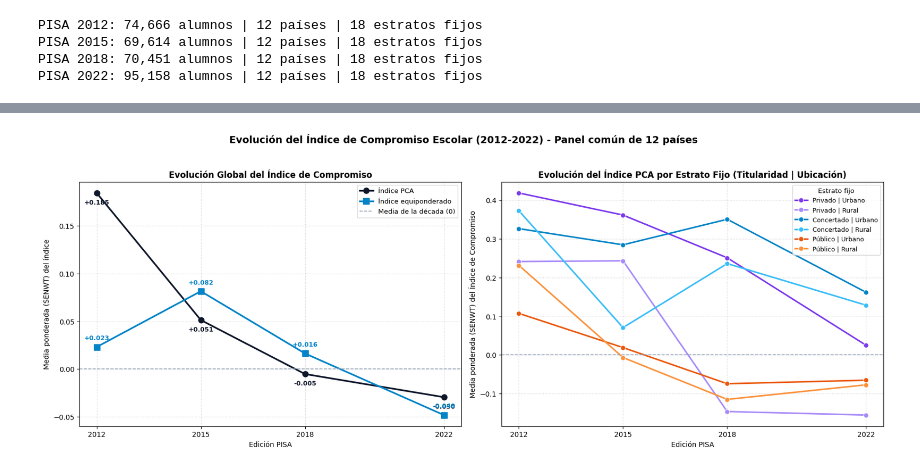
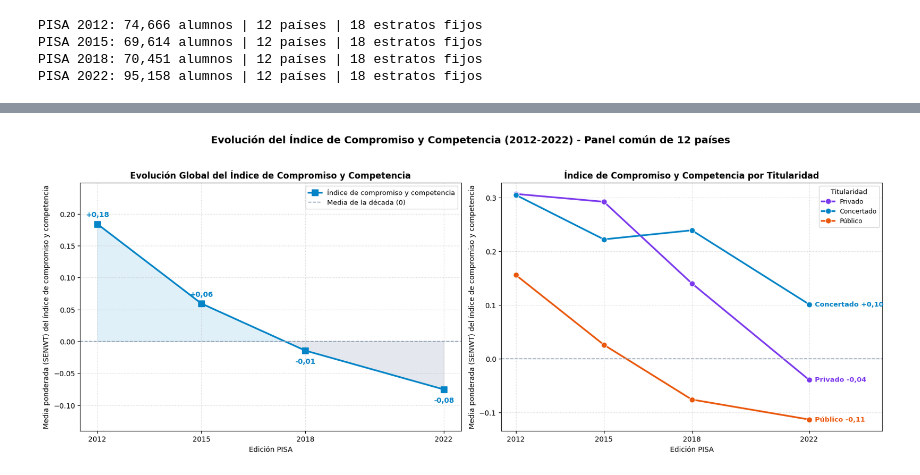
Before and after one commit to musero55/tfm_data_science, a Jupyter notebook: notebooks/fase_1_data_ingestion_eda/01_EDA_indice_de_compromiso_comeptencia.ipynb, the cells around one changed output, grey strips where cells are left out. Drawn from its saved outputs; the diff is of its cells as text; code cells hidden in the pictures.

```diff
--- a/notebooks/fase_1_data_ingestion_eda/01_EDA_indice_de_compromiso.ipynb
+++ b/notebooks/fase_1_data_ingestion_eda/01_EDA_indice_de_compromiso_comeptencia.ipynb
@@ -1534,7 +1548,7 @@ if cargas_pca.sum() < 0:
     cargas_pca = -cargas_pca
     puntuaciones_pca = -puntuaciones_pca
 
-df_compromiso_global['Indice_Compromiso'] = puntuaciones_pca
+df_compromiso_global['Indice_PCA'] = puntuaciones_pca
 
 # Resumen de las cargas factoriales y de la varianza explicada
 tabla_cargas = pd.DataFrame({
@@ -1675,18 +1881,16 @@ donde $z(\cdot)$ es la estandarización con la media y la desviación típica de
 # %%
-# Índice equiponderado: media de las 3 variables estandarizadas (peso 1/3 cada una)
-df_compromiso_global['Indice_Compromiso_Equiponderado'] = df_compromiso_global[columnas_z].mean(axis=1)
-
-indices_finales = ['Indice_Compromiso', 'Indice_Compromiso_Equiponderado']
+# Los dos índices candidatos
+indices_candidatos = ['Indice_Equiponderado', 'Indice_PCA']
 
 # Correlación entre ambos índices
-correlacion_indices = df_compromiso_global[indices_finales].corr().iloc[0, 1]
-print(f'Correlación de Pearson entre el índice PCA y el equiponderado: {correlacion_indices:.3f}')
+correlacion_indices = df_compromiso_global[indices_candidatos].corr().iloc[0, 1]
+print(f'Correlación de Pearson entre el índice equiponderado y el Pooled PCA: {correlacion_indices:.3f}')
 
 # Cuánto refleja cada índice cada una de las variables de partida
 print('Correlación de cada índice con las variables estandarizadas de partida:')
 display(
-    df_compromiso_global[columnas_z + indices_finales]
+    df_compromiso_global[columnas_z + ['deberes_en_u'] + indices_candidatos]
     .corr()
-    .loc[columnas_z, indices_finales]
+    .loc[columnas_z + ['deberes_en_u'], indices_candidatos]
 )
 # %% [output]
@@ -1707,0 +1924,4 @@ Correlación de cada índice con las variables estandarizadas de partida:
+# %%
+# El índice ganador pasa a denominarse índice de compromiso y competencia; el PCA queda como referencia
+df_compromiso_global = df_compromiso_global.rename(columns={'Indice_Equiponderado': 'Indice_Compromiso_Competencia'})
+indices_finales = ['Indice_Compromiso_Competencia', 'Indice_PCA']
@@ -1873,50 +2286,67 @@ Evolución del índice PCA por grupo Titularidad | Ubicación:
 # %%
-# Visualización de la evolución: global (izquierda) y por estrato fijo (derecha)
+# Visualización de la evolución: global (izquierda) y por titularidad (derecha)
+COLOR_INDICE = '#0284c7'
 fig, axes = plt.subplots(1, 2, figsize=(17, 6.2))
 
-# --- Panel izquierdo: evolución global de ambos índices ---
-config_lineas = [
-    ('Indice_Compromiso', 'Índice PCA', '#0f172a', 'o', -16),
-    ('Indice_Compromiso_Equiponderado', 'Índice equiponderado', '#0284c7', 's', 10),
-]
-for columna, etiqueta, color, marcador, desplazamiento in config_lineas:
-    axes[0].plot(
-        evolucion_global.index, evolucion_global[columna],
-        marker=marcador, color=color, linewidth=2.4, markersize=8, label=etiqueta
+# --- Panel izquierdo: evolución global del índice de compromiso y competencia ---
+serie_global = evolucion_global['Indice_Compromiso_Competencia']
+axes[0].plot(serie_global.index, serie_global, marker='s', color=COLOR_INDICE, linewidth=2.4, markersize=8,
+             label='Índice de compromiso y competencia')
+
+# Sombreado respecto a la media de la década: por encima en azul, por debajo en gris
+axes[0].fill_between(serie_global.index, serie_global, 0, where=serie_global >= 0, interpolate=True,
+                     color=COLOR_INDICE, alpha=0.12)
+axes[0].fill_between(serie_global.index, serie_global, 0, where=serie_global < 0, interpolate=True,
+                     color='#94a3b8', alpha=0.25)
+
+for year, valor in serie_global.items():
+    # Etiqueta encima de los valores positivos y debajo de los negativos (redondeo previo + 0.0 para no mostrar "-0,00")
+    axes[0].annotate(
+        f'{round(valor, 2) + 0.0:+.2f}'.replace('.', ','), (year, valor),
+        xytext=(0, 10 if valor >= 0 else -18), textcoords='offset points',
+        ha='center', fontsize=10, color=COLOR_INDICE, fontweight='bold'
     )
-    for year, valor in evolucion_global[columna].items():
-        axes[0].annotate(
-            f'{valor:+.3f}', (year, valor), xytext=(0, desplazamiento), textcoords='offset points',
-            ha='center', fontsize=9, color=color, fontweight='bold'
-        )
 
 axes[0].axhline(0, color='#94a3b8', linestyle='--', linewidth=1.2, label='Media de la década (0)')
 axes[0].set_xticks(ediciones)
-axes[0].set_title('Evolución Global del Índice de Compromiso', fontsize=12, fontweight='bold')
+axes[0].margins(y=0.25)
+axes[0].set_title('Evolución Global del Índice de Compromiso y Competencia', fontsize=12, fontweight='bold')
 axes[0].set_xlabel('Edición PISA')
-axes[0].set_ylabel('Media ponderada (SENWT) del índice')
-axes[0].legend(loc='best', fontsize=9.5)
+axes[0].set_ylabel('Media ponderada (SENWT) del índice de compromiso y competencia')
+axes[0].legend(loc='upper right', fontsize=9.5)
 axes[0].grid(True, linestyle=':', alpha=0.6)
 
-# --- Panel derecho: evolución del índice PCA por grupo Titularidad | Ubicación ---
+# --- Panel derecho: evolución del índice de compromiso y competencia por titularidad ---
+paleta_titularidad = {'Privado': '#7c3aed', 'Concertado': '#0284c7', 'Público': '#ea580c'}
 sns.lineplot(
-    data=evolucion_estratos, x='year', y='Indice_Compromiso',
-    hue='TIPO_UBI', hue_order=orden_tipo_ubi, palette=paleta_tipo_ubi,
-    marker='o', linewidth=2.2, markersize=7, ax=axes[1]
+    data=evolucion_titularidad, x='year', y='Indice_Compromiso_Competencia',
+    hue='TIPO', hue_order=orden_titularidad, palette=paleta_titularidad,
+    marker='o', linewidth=2.4, markersize=8, ax=axes[1]
 )
+
+# Valor de 2022 al final de cada línea para seguirla sin consultar la leyenda
+for titularidad, datos_tipo in evolucion_titularidad.groupby('TIPO'):
+    valor_final = datos_tipo.loc[datos_tipo['year'] == ediciones[-1], 'Indice_Compromiso_Competencia'].iloc[0]
+    axes[1].annotate(
+        f'{titularidad} {round(valor_final, 2) + 0.0:+.2f}'.replace('.', ','), (ediciones[-1], valor_final),
+        xytext=(8, 0), textcoords='offset points', ha='left', va='center',
+        fontsize=9.5, fontweight='bold', color=paleta_titularidad[titularidad]
+    )
+
 axes[1].axhline(0, color='#94a3b8', linestyle='--', linewidth=1.2)
 axes[1].set_xticks(ediciones)
-axes[1].set_title('Evolución del Índice PCA por Estrato Fijo (Titularidad | Ubicación)', fontsize=12, fontweight='bold')
+axes[1].set_xlim(ediciones[0] - 0.5, ediciones[-1] + 2.5)
+axes[1].set_title('Índice de Compromiso y Competencia por Titularidad', fontsize=12, fontweight='bold')
 axes[1].set_xlabel('Edición PISA')
-axes[1].set_ylabel('Media ponderada (SENWT) del Índice de Compromiso')
-axes[1].legend(title='Estrato fijo', fontsize=9, title_fontsize=9.5, loc='best')
+axes[1].set_ylabel('Media ponderada (SENWT) del índice de compromiso y competencia')
+axes[1].legend(title='Titularidad', fontsize=9, title_fontsize=9.5, loc='upper right')
 axes[1].grid(True, linestyle=':', alpha=0.6)
 
 plt.suptitle(
-    f'Evolución del Índice de Compromiso Escolar (2012-2022) - Panel común de {len(paises_panel)} países',
+    f'Evolución del Índice de Compromiso y Competencia (2012-2022) - Panel común de {len(paises_panel)} países',
     fontsize=14, fontweight='bold', y=1.03
 )
 plt.tight_layout()
 plt.show()
 # %% [output]
-[figure, old version]
+[figure, new version]
```
Also changed, not shown: parts of 94 cells of this notebook, 13 other files.
